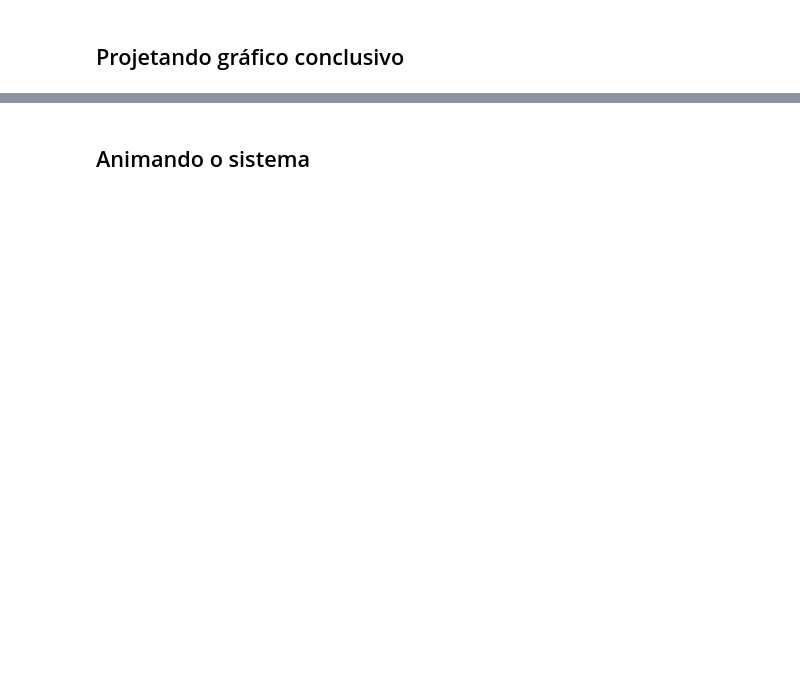
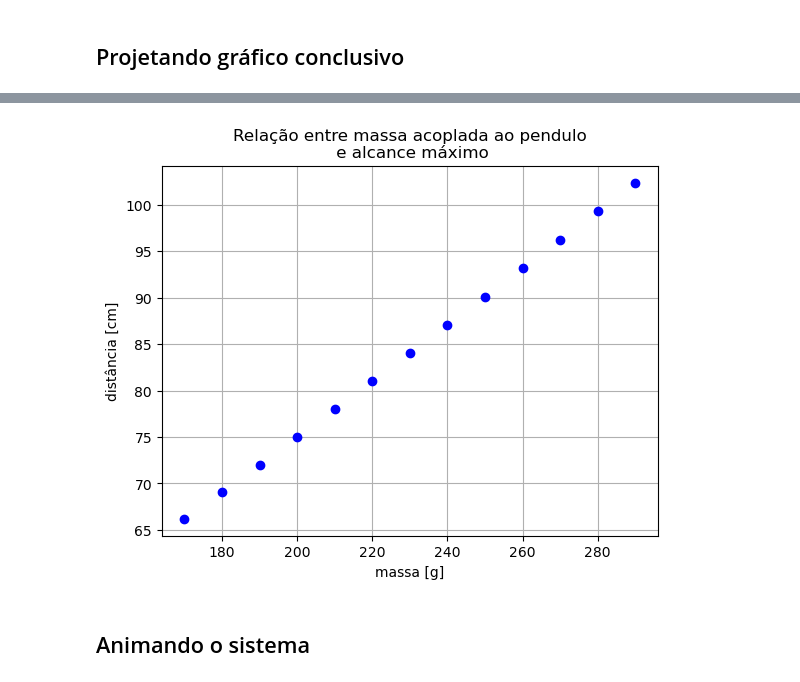
Before and after one commit to GabrielaFanganiello/P3-modsim, a Jupyter notebook: Projeto 3 Jupiter.ipynb, the cells around one changed output, grey strips where cells are left out. Drawn from its saved outputs; the diff is of its cells as text; code cells hidden in the pictures; blank space fills up the shorter version.

```diff
--- a/Projeto 3 Jupiter.ipynb
+++ b/Projeto 3 Jupiter.ipynb
@@ -144,2 +159,32 @@ plt.show()
+# %%
+lista_posicoes =[]
+tempo_conclusivo = np.arange(0,400,1e-2)         # Definindo novo tempo para rodar por mais tempo o modelo
+
+
+for i in range(len(m)):                          # Rodando novamente o odeint com nova lista tempo com diferentes massas
+    result = odeint(modelo, CI, tempo_conclusivo, args = (m[i],))
+    pos_x = result[:,0]
+    pos_y = result[:,1]
+    pos_max = 0
+
+
+    for j in range(len(tempo_conclusivo)):       # Rodando cada lista obtida para definição do alcance máximo
+        pos = ((abs(pos_x[j]**2) + (abs(pos_y[j]**2))))**0.5
+
+        if pos > pos_max:
+            pos_max = pos
+
+    lista_posicoes.append(pos_max*100)           # Armazenando os valores de alcance máximo
+
+
+plt.plot(m*1000, lista_posicoes, 'bo')
+plt.title('Relação entre massa acoplada ao pendulo\n e alcance máximo')
+plt.xlabel('massa [g]')
+plt.ylabel('distância [cm]')
+
+plt.grid(True)
+plt.show()
+# %% [output]
+[figure, added]
 # %% [markdown]
 ## Animando o sistema
```
Also changed, not shown: parts of 9 cells of this notebook.
